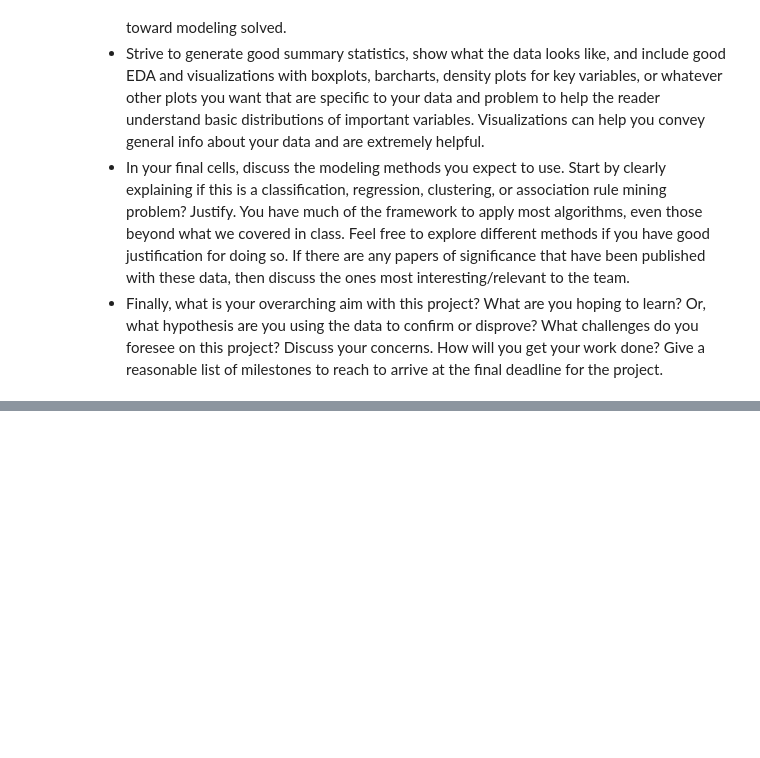
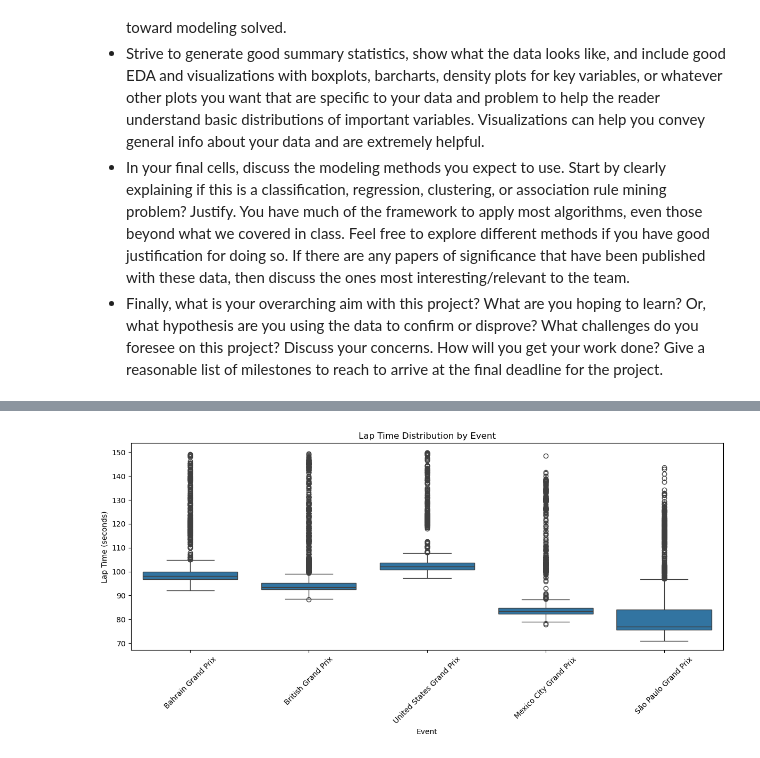
Before and after one commit to soconnor0919/f1-race-prediction, a Jupyter notebook: project/DataPrep_EDA.ipynb, the cells around one changed output, grey strips where cells are left out. Cells and saved outputs as stored; diff of their text form; code cells hidden in the pictures; blank space fills up the shorter version.

```diff
--- a/project/DataPrep_EDA.ipynb
+++ b/project/DataPrep_EDA.ipynb
@@ -175,0 +428,4 @@ lap_data_combined.head(5)
+# %%
+# Remove missing values
+weather_data_combined = weather_data_combined.dropna()
+lap_data_combined = lap_data_combined.dropna()
@@ -253,0 +473,6 @@ plt.show()
+# %%
+# Feature engineering
+# Create a new column for lap time in seconds
+lap_data_combined['LapTime_seconds'] = lap_data_combined['LapTime'].dt.total_seconds()
+# Display the first few rows of the updated DataFrame
+lap_data_combined.head(5)
@@ -253,0 +550,90 @@ plt.show()
+# %%
+# Set up the plotting style
+plt.rcParams['figure.figsize'] = [12, 6]
+
+# 1. Lap Time Distribution by Event
+plt.figure(figsize=(12, 6))
+sns.boxplot(data=lap_data_combined, x='Event', y='LapTime_seconds')
+plt.xticks(rotation=45)
+plt.title('Lap Time Distribution by Event')
+plt.xlabel('Event')
+plt.ylabel('Lap Time (seconds)')
+plt.tight_layout()
+plt.show()
+
+# 2. Weather Conditions Impact
+fig, axes = plt.subplots(2, 2, figsize=(15, 10))
+sns.scatterplot(data=merged_data, x='TrackTemp', y='LapTime_seconds', ax=axes[0,0])
+axes[0,0].set_title('Track Temperature vs Lap Time')
+
+sns.scatterplot(data=merged_data, x='AirTemp', y='LapTime_seconds', ax=axes[0,1])
+axes[0,1].set_title('Air Temperature vs Lap Time')
+
+sns.scatterplot(data=merged_data, x='Humidity', y='LapTime_seconds', ax=axes[1,0])
+axes[1,0].set_title('Humidity vs Lap Time')
+
+sns.scatterplot(data=merged_data, x='WindSpeed', y='LapTime_seconds', ax=axes[1,1])
+axes[1,1].set_title('Wind Speed vs Lap Time')
+plt.tight_layout()
+plt.show()
+
+# 3. Driver Performance Comparison
+plt.figure(figsize=(15, 6))
+sns.boxplot(data=lap_data_combined, x='Driver', y='LapTime_seconds')
+plt.xticks(rotation=45)
+plt.title('Lap Time Distribution by Driver')
+plt.xlabel('Driver')
+plt.ylabel('Lap Time (seconds)')
+plt.tight_layout()
+plt.show()
+
+# 4. Lap Time Evolution Over Race
+plt.figure(figsize=(12, 6))
+sns.lineplot(data=lap_data_combined, x='LapNumber', y='LapTime_seconds', hue='Driver')
+plt.title('Lap Time Evolution During Race')
+plt.xlabel('Lap Number')
+plt.ylabel('Lap Time (seconds)')
+plt.legend(bbox_to_anchor=(1.05, 1), loc='upper left')
+plt.tight_layout()
+plt.show()
+
+# 5. Track Temperature Changes
+plt.figure(figsize=(12, 6))
+sns.lineplot(data=weather_data_combined, x='Time', y='TrackTemp', hue='Event')
+plt.title('Track Temperature Evolution')
+plt.xlabel('Time')
+plt.ylabel('Track Temperature (°C)')
+plt.xticks(rotation=45)
+plt.legend(bbox_to_anchor=(1.05, 1), loc='upper left')
+plt.tight_layout()
+plt.show()
+
+# 6. Tire Compound Impact
+plt.figure(figsize=(10, 6))
+sns.boxplot(data=lap_data_combined, x='Compound', y='LapTime_seconds')
+plt.title('Lap Time Distribution by Tire Compound')
+plt.xlabel('Tire Compound')
+plt.ylabel('Lap Time (seconds)')
+plt.tight_layout()
+plt.show()
+
+# 7. Year-over-Year Comparison
+plt.figure(figsize=(12, 6))
+sns.boxplot(data=lap_data_combined, x='Event', y='LapTime_seconds', hue='Year')
+plt.xticks(rotation=45)
+plt.title('Lap Time Distribution by Event and Year')
+plt.xlabel('Event')
+plt.ylabel('Lap Time (seconds)')
+plt.tight_layout()
+plt.show()
+
+# 8. Weather Correlation Heatmap
+weather_vars = ['TrackTemp', 'AirTemp', 'Humidity', 'Pressure', 'WindSpeed', 'LapTime_seconds']
+correlation = merged_data[weather_vars].corr()
+plt.figure(figsize=(10, 8))
+sns.heatmap(correlation, annot=True, cmap='coolwarm', center=0)
+plt.title('Correlation between Weather Variables and Lap Time')
+plt.tight_layout()
+plt.show()
+# %% [output]
+[figure, added]
```
Also changed, not shown: parts of 32 cells of this notebook, 1 other file.
